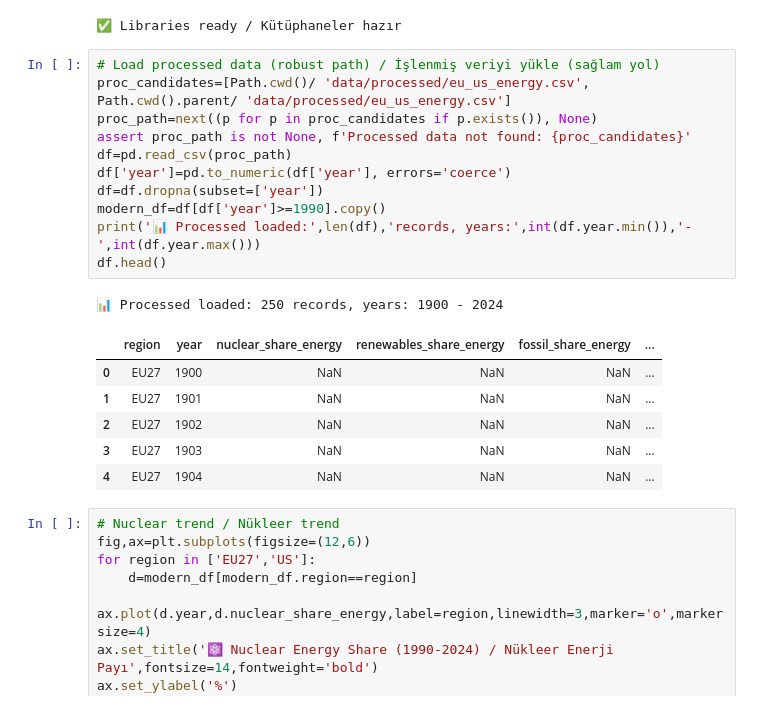
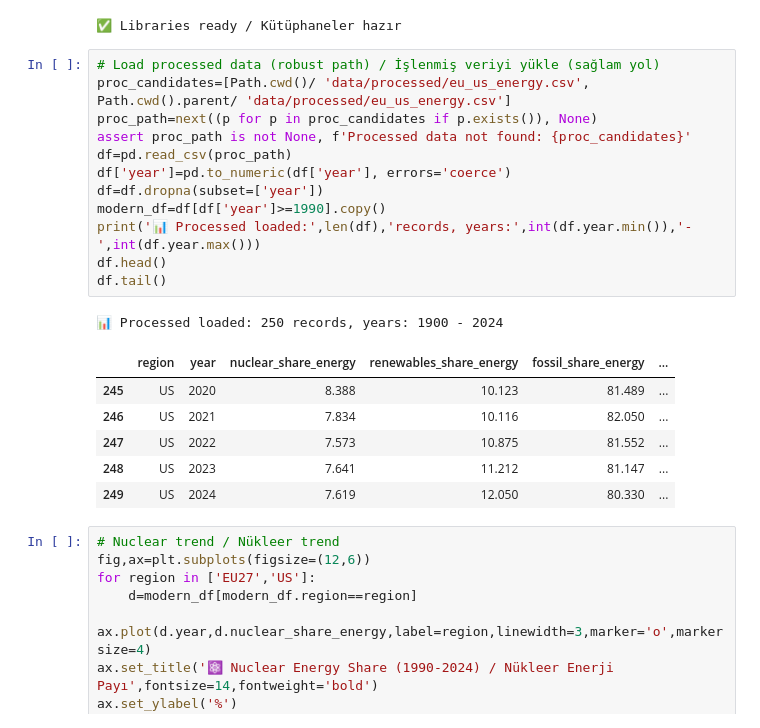
Before and after one commit to ZeynepRuveyda/energy-nuclear-renewable-analysis-, a Jupyter notebook: notebooks/shale_gas_triple_analysis.ipynb, the cells around one changed output. Drawn from its saved outputs; the diff is of its cells as text.

```diff
--- a/notebooks/shale_gas_triple_analysis.ipynb
+++ b/notebooks/shale_gas_triple_analysis.ipynb
@@ -24,22 +24,23 @@ print('✅ Libraries ready / Kütüphaneler hazır')
 # %%
 # Load processed data (robust path) / İşlenmiş veriyi yükle (sağlam yol)
 proc_candidates=[Path.cwd()/ 'data/processed/eu_us_energy.csv', Path.cwd().parent/ 'data/processed/eu_us_energy.csv']
 proc_path=next((p for p in proc_candidates if p.exists()), None)
 assert proc_path is not None, f'Processed data not found: {proc_candidates}'
 df=pd.read_csv(proc_path)
 df['year']=pd.to_numeric(df['year'], errors='coerce')
 df=df.dropna(subset=['year'])
 modern_df=df[df['year']>=1990].copy()
 print('📊 Processed loaded:',len(df),'records, years:',int(df.year.min()),'-',int(df.year.max()))
 df.head()
+df.tail()
 # %% [output]
 📊 Processed loaded: 250 records, years: 1900 - 2024
 |  | region | year | nuclear_share_energy | renewables_share_energy | fossil_share_energy | ... |
-| 0 | EU27 | 1900 | NaN | NaN | NaN | ... |
-| 1 | EU27 | 1901 | NaN | NaN | NaN | ... |
-| 2 | EU27 | 1902 | NaN | NaN | NaN | ... |
-| 3 | EU27 | 1903 | NaN | NaN | NaN | ... |
-| 4 | EU27 | 1904 | NaN | NaN | NaN | ... |
+| 245 | US | 2020 | 8.388 | 10.123 | 81.489 | ... |
+| 246 | US | 2021 | 7.834 | 10.116 | 82.050 | ... |
+| 247 | US | 2022 | 7.573 | 10.875 | 81.552 | ... |
+| 248 | US | 2023 | 7.641 | 11.212 | 81.147 | ... |
+| 249 | US | 2024 | 7.619 | 12.050 | 80.330 | ... |
 # %%
 # Nuclear trend / Nükleer trend
 fig,ax=plt.subplots(figsize=(12,6))
```
Also changed, not shown: 7 other files.
